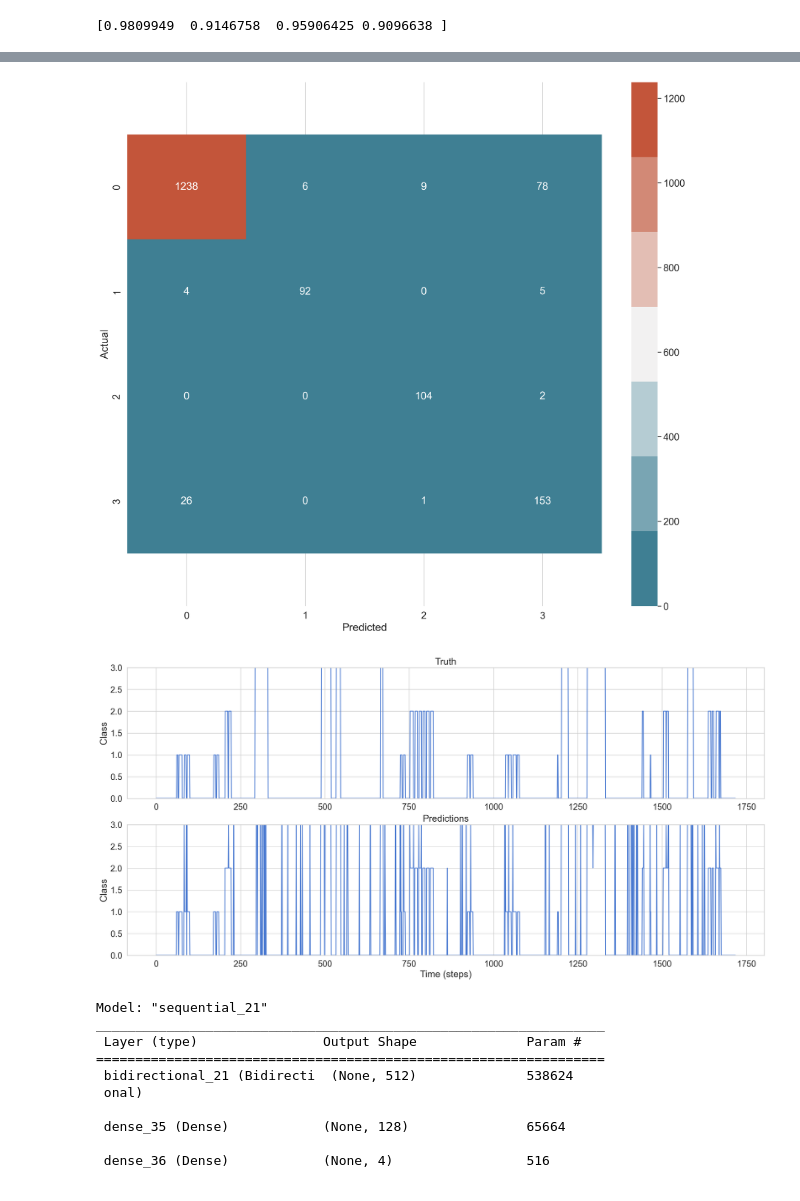
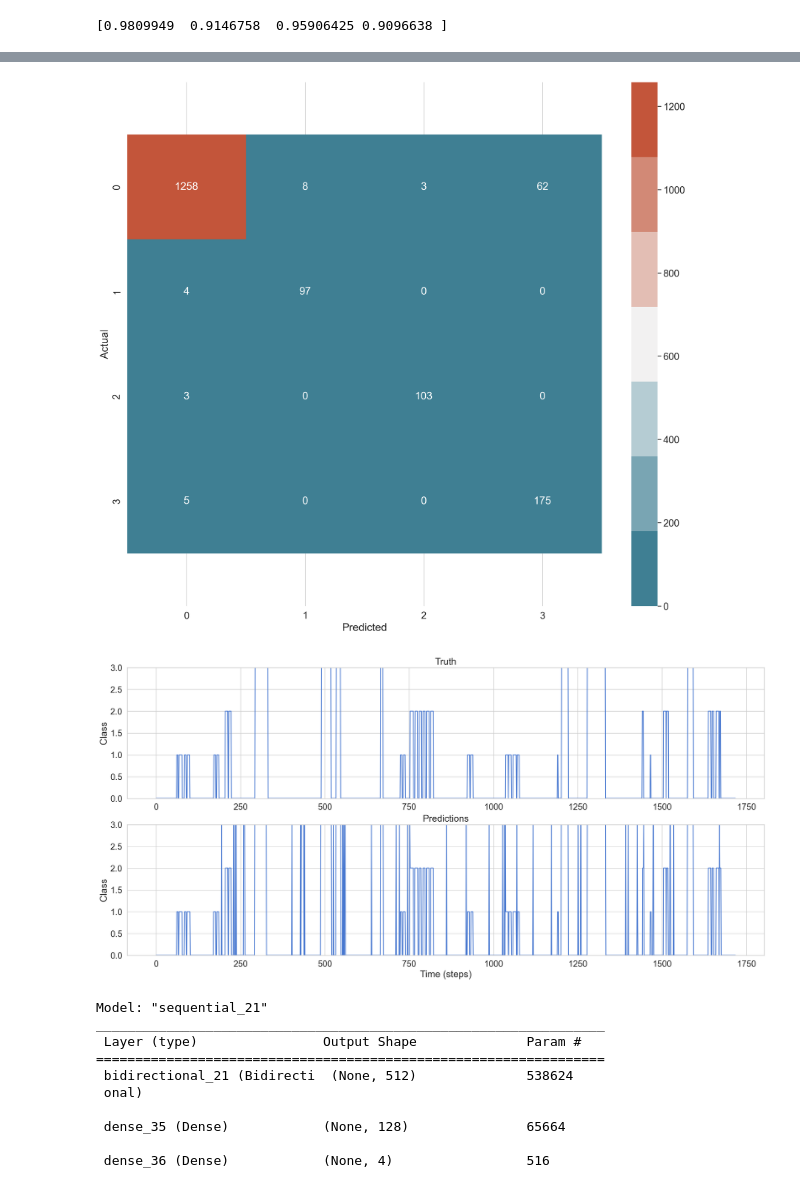
Before and after one commit to MoreBangForYourBuck/c2_competition, a Jupyter notebook: tensorflow_bi_LSTM.ipynb, the cells around one changed output, grey strips where cells are left out. Saved outputs shown, nothing was run; the diff lists cells and outputs as text; code cells hidden in the pictures.

```diff
--- a/tensorflow_bi_LSTM.ipynb
+++ b/tensorflow_bi_LSTM.ipynb
@@ -485,6 +485,7 @@ X_val4, y_val4 = create_dataset(
     STEP
 )
 y_val4 = enc.transform(y_val4)
+model.load_weights('training_2/cp-best-f1_score.ckpt/')
 model.evaluate(X_val4, y_val4)
 y_pred4 = model.predict(X_val4)
 plot_cm(
@@ -499,5 +501,5 @@ plot_pred(enc.inverse_transform(y_val4), enc.inverse_transform(y_pred4))
-[figure, old version]
+[figure, new version]
-[figure, old version]
+[figure, new version]
 # %%
 def create_model():
     model = keras.Sequential()
```
Also changed, not shown: parts of 6 cells of this notebook.
